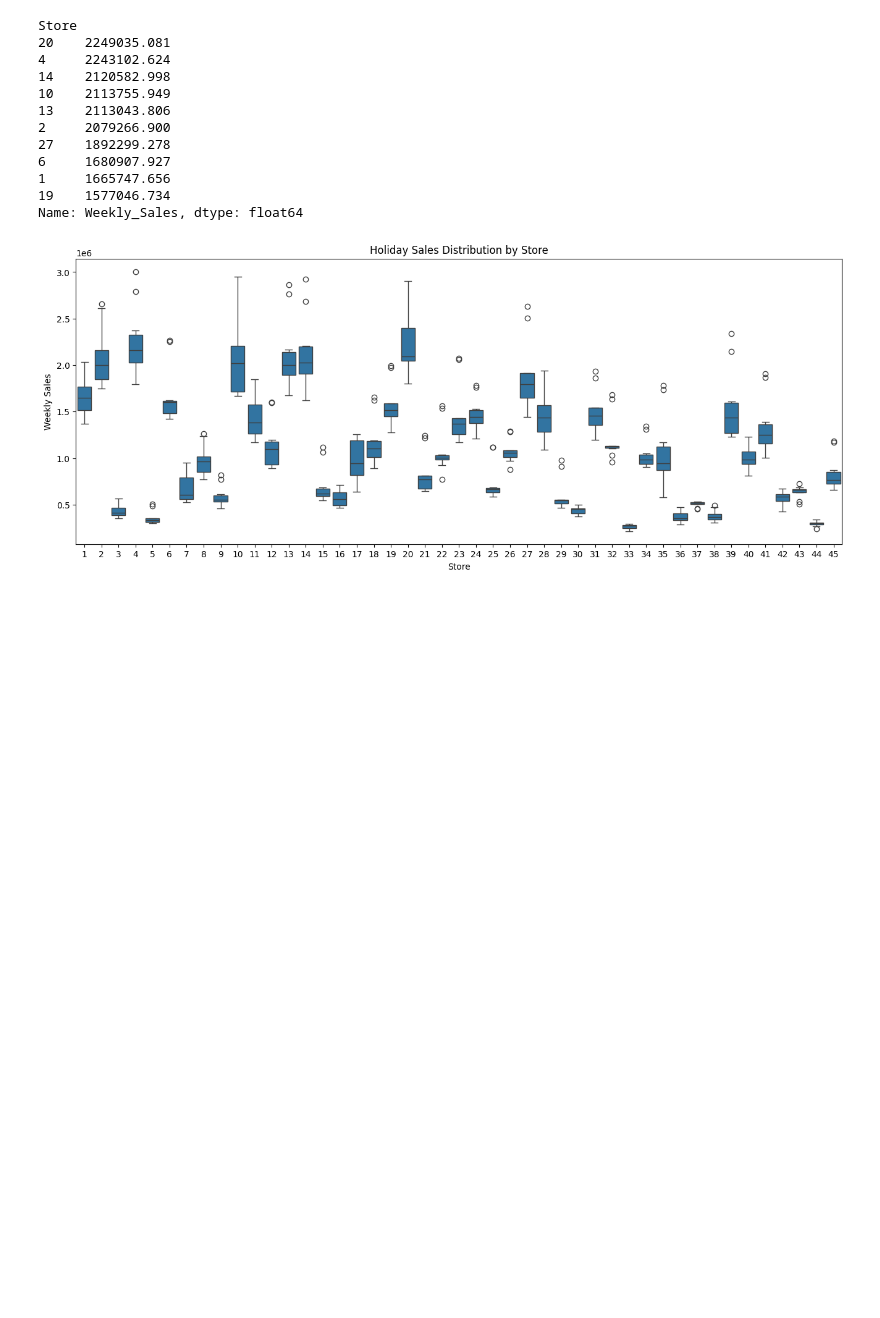
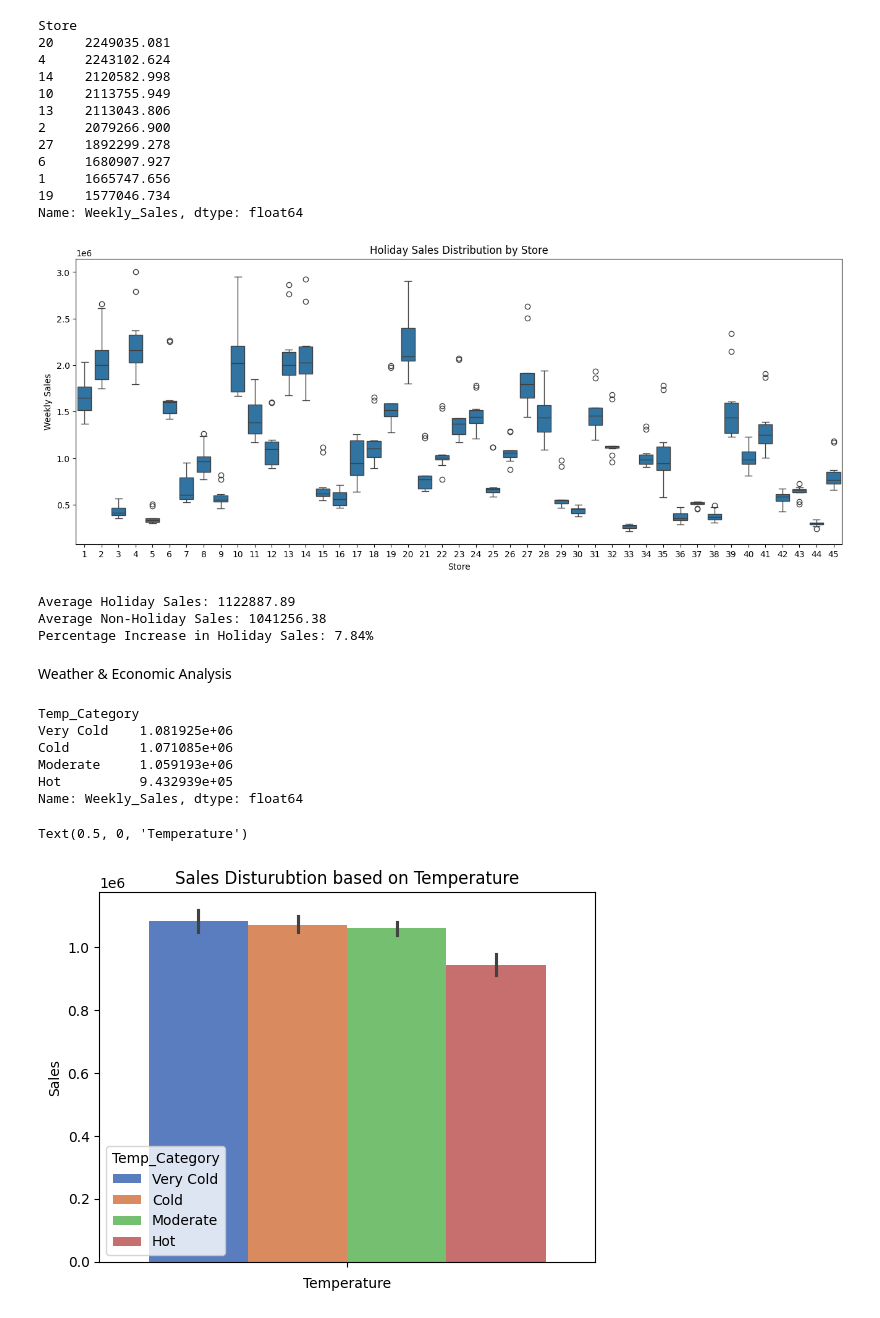
Before and after one commit to ShlokGadhave/Walmart, a Jupyter notebook: main.ipynb, the cells around one changed output. Saved outputs shown, nothing was run; the diff lists cells and outputs as text; code cells hidden in the pictures; blank space fills up the shorter version.

Commit message:
Weather & Economic Analysis

```diff
--- a/main.ipynb
+++ b/main.ipynb
@@ -413,3 +395,44 @@ plt.ylabel("Weekly Sales")
 plt.show()
 # %% [output]
 [figure]
+# %%
+# Holiday Percentage Increase
+holiday_sales = df[df["Holiday_Flag"] == 1]["Weekly_Sales"].mean()
+non_holiday_sales = df[df["Holiday_Flag"] == 0]["Weekly_Sales"].mean()
+
+percentage_increase = ((holiday_sales - non_holiday_sales) / non_holiday_sales) * 100
+
+print(f"Average Holiday Sales: {holiday_sales:.2f}")
+print(f"Average Non-Holiday Sales: {non_holiday_sales:.2f}")
+print(f"Percentage Increase in Holiday Sales: {percentage_increase:.2f}%")
+# %% [output]
+Average Holiday Sales: 1122887.89
+Average Non-Holiday Sales: 1041256.38
+Percentage Increase in Holiday Sales: 7.84%
+# %% [markdown]
+Weather & Economic Analysis
+# %%
+bins = [0, 40, 60, 80, 100]
+labels = ["Very Cold", "Cold", "Moderate", "Hot"]
+
+df["Temp_Category"] = pd.cut(
+    df["Temperature"],
+    bins=bins,
+    labels=labels
+)
+df.groupby('Temp_Category',observed=False)['Weekly_Sales'].mean()
+# %% [output]
+Temp_Category
+Very Cold    1.081925e+06
+Cold         1.071085e+06
+Moderate     1.059193e+06
+Hot          9.432939e+05
+Name: Weekly_Sales, dtype: float64
+# %%
+sns.barplot(data=df,y='Weekly_Sales',hue='Temp_Category',palette='muted')
+plt.title('Sales Disturubtion based on Temperature')
+plt.ylabel('Sales')
+plt.xlabel('Temperature')
+# %% [output]
+Text(0.5, 0, 'Temperature')
+[figure, added]
```
Also changed, not shown: parts of 9 cells of this notebook.
